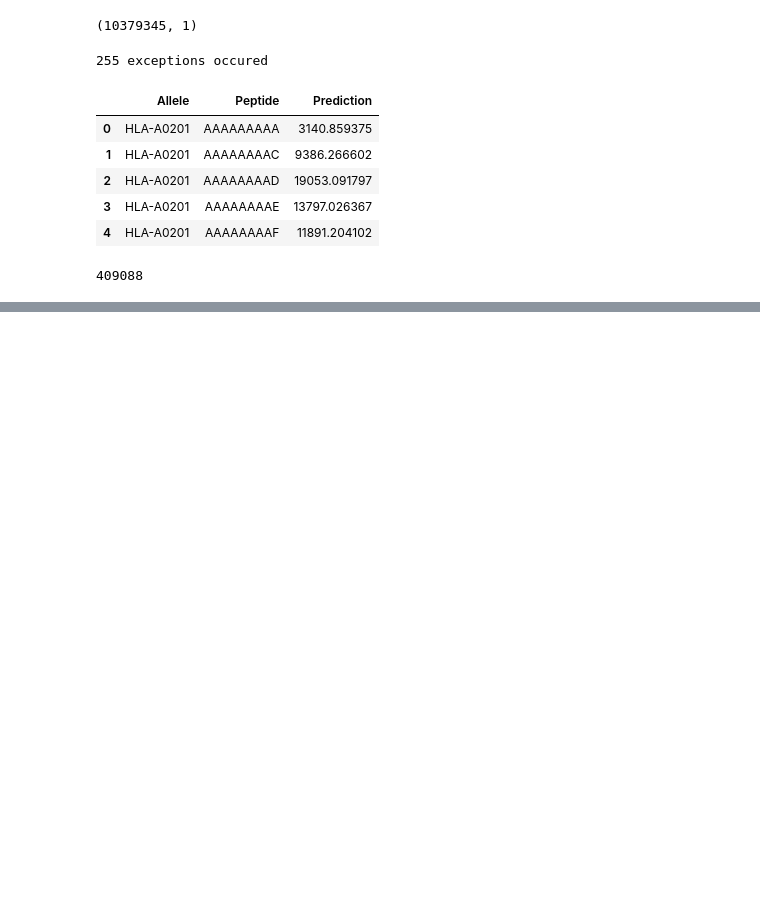
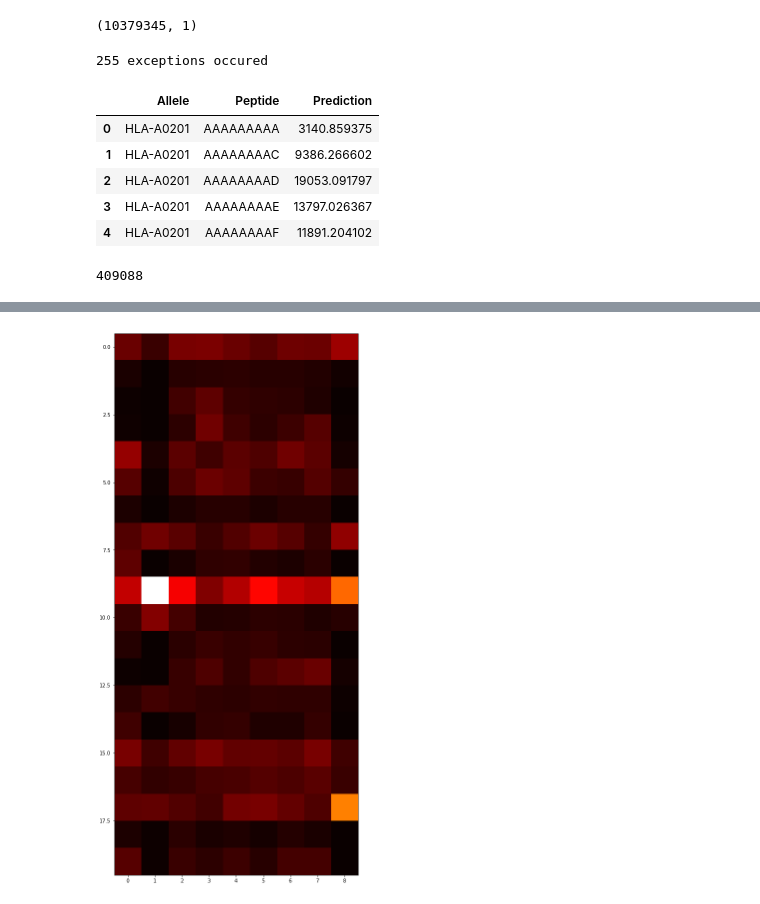
Before and after one commit to antigenomics/ipred, a Jupyter notebook: human_peptides.ipynb, the cells around one changed output, grey strips where cells are left out. Saved outputs shown, nothing was run; the diff lists cells and outputs as text; code cells hidden in the pictures; blank space fills up the shorter version.

Commit message:
aa heatmap

```diff
--- a/human_peptides.ipynb
+++ b/human_peptides.ipynb
@@ -134,5 +146,6 @@ data.head()
+# %%
+binding = data[data["Prediction"] <= 500]
 # %%
-binding =
 list2 = []
 def ham_dist_dict(data, dist):
     dict_ = dict()
@@ -142,8 +155,16 @@ def ham_dist_dict(data, dist):
             dict_[i] = result
     return dict_
 
-pool = Pool(processes=4)
+pool = Pool(processes=8)
 
-for line in tqdm_notebook(data['Peptide']):
-    result = pool.apply_async(ham_dist_dict, (data['Peptide'], 3,))
+for line in tqdm_notebook(binding['Peptide']):
+    result = pool.apply_async(ham_dist_dict, (binding['Peptide'], 1,))
     list2.append(result)
+
+# pool.close()
+# pool.join()
+# %%
+for i, line in enumerate(list2):
+    print(line)
+    if i == 1:
+        break
@@ -161,3 +184,18 @@ del list2
 # %%
 Gc = max(nx.connected_component_subgraphs(g), key=len)
 number_of_nodes(Gc)
+# %%
+freq = np.zeros((20,9))
+aa = {'A': 0, 'C': 1, 'D': 2, 'E': 3, 'F': 4, 'G': 5, 'H': 6, 'I': 7,\
+      'K': 8, 'L': 9, 'M': 10, 'N': 11, 'P': 12, 'Q': 13, 'R': 14,\
+      'S': 15, 'T': 16, 'V': 17, 'W': 18, 'Y': 19}
+
+for line in tqdm_notebook(binding['Peptide']):
+    for i, a in enumerate(line):
+        try:
+            freq[int(aa[a]), i] = freq[aa[a],i]+1
+        except KeyError:
+            pass
+freq_norm = np.true_divide(freq, 409088)
+freq_norm_r = np.round(freq_norm, 2)
+freq_norm_r
@@ -163,0 +223,6 @@ number_of_nodes(Gc)
+# %%
+fig = plt.figure(figsize=(9,20))
+plt.imshow(freq_norm, cmap='hot', interpolation='nearest')
+plt.show()
+# %% [output]
+[figure, added]
```
Also changed, not shown: parts of 6 cells of this notebook.
